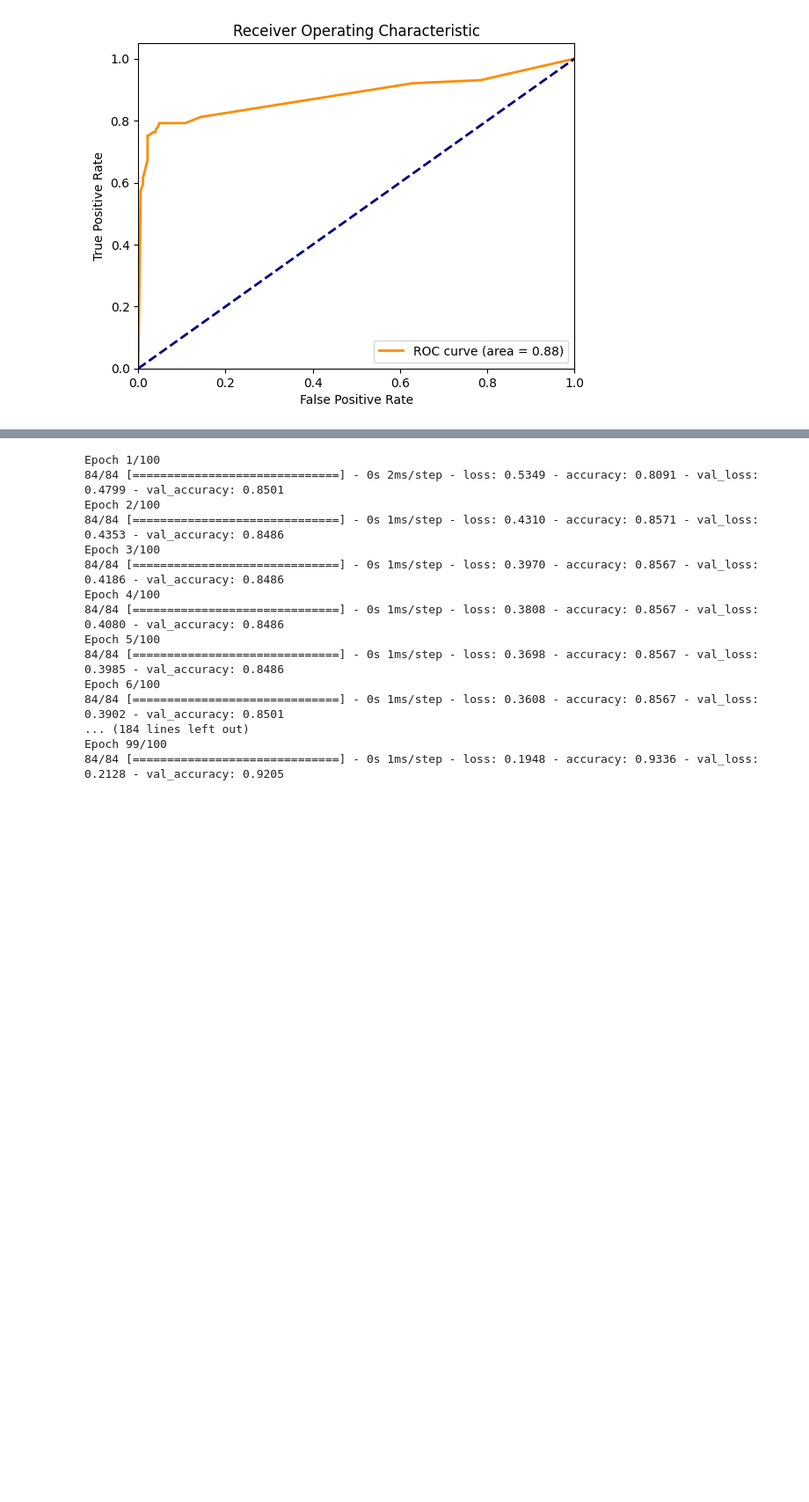
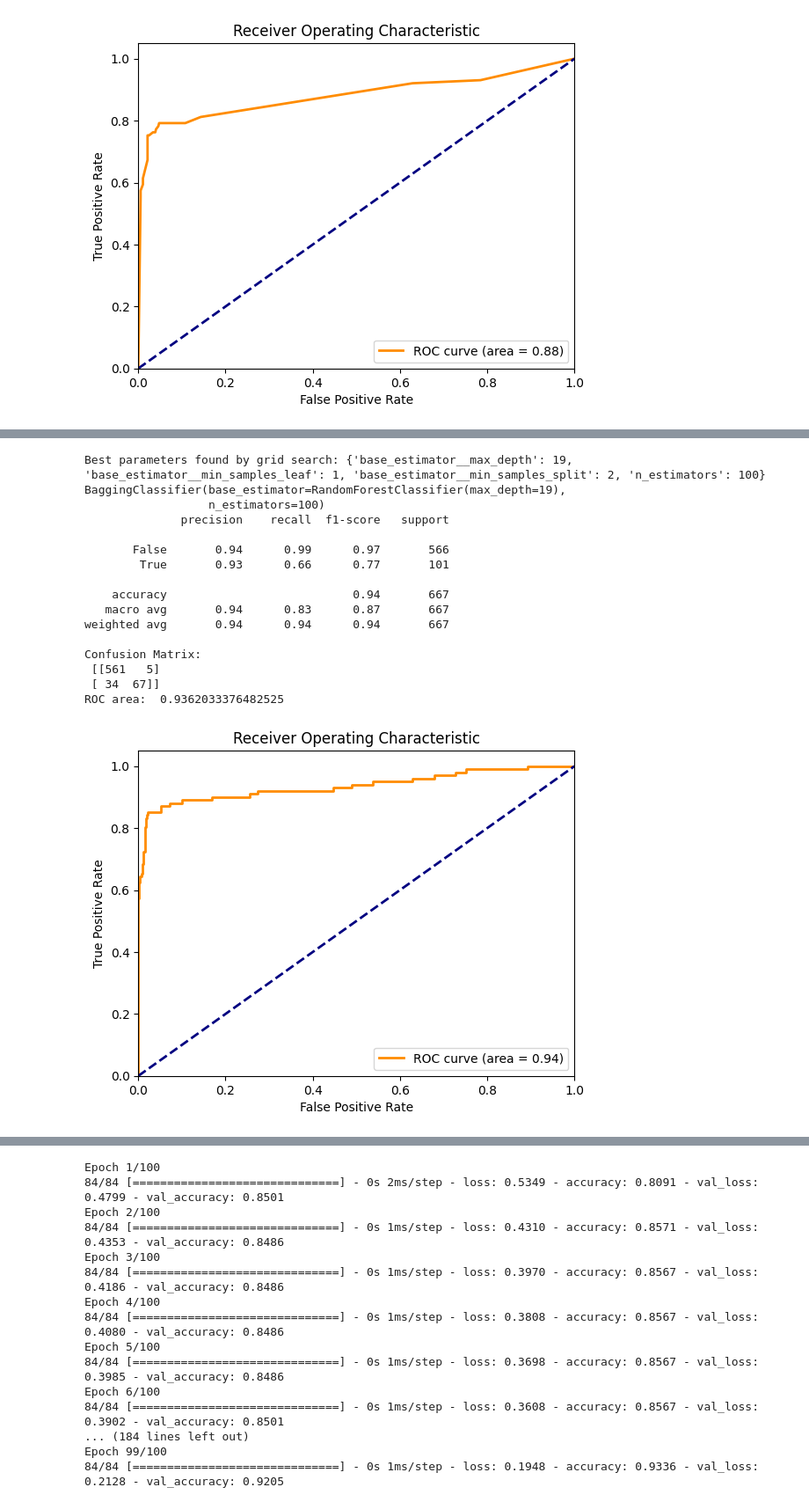
Before and after one commit to GreyWard/churn_prediction_rf, a Jupyter notebook: naufaltest.ipynb, the cells around one changed output, grey strips where cells are left out. Shown at 88% size. Saved outputs shown, nothing was run; the diff lists cells and outputs as text; code cells hidden in the pictures; blank space fills up the shorter version.

Commit message:
menambahkan bagging + random forest

```diff
--- a/naufaltest.ipynb
+++ b/naufaltest.ipynb
@@ -306,0 +325,63 @@ Confusion Matrix:
+# %%
+import numpy as np
+import pandas as pd
+import matplotlib.pyplot as plt
+from sklearn.ensemble import BaggingClassifier, RandomForestClassifier
+from sklearn.model_selection import train_test_split, GridSearchCV
+from sklearn.metrics import classification_report, confusion_matrix, roc_curve, auc
+
+# Assuming X_standardized_df and y are already defined and preprocessed
+
+# Split the data into training and testing sets
+X_train, X_test, y_train, y_test = train_test_split(X_standardized_df, y, test_size=0.2, random_state=42)
+
+# Setting up the parameter grid for grid search
+param_grid = {
+    'base_estimator__max_depth': [None] + list(np.arange(19, 20)),  # Maximum number of levels in tree
+    'base_estimator__min_samples_split': np.arange(2, 3),  # Minimum number of samples required to split a node
+    'base_estimator__min_samples_leaf': np.arange(1,2),  # Minimum number of samples required at each leaf node
+    'n_estimators': [100]  # Number of base estimators
+}
+
+# Creating the Random Forest classifier
+random_forest = RandomForestClassifier()
+
+# Creating the Bagging classifier with Random Forest
+bagging_clf = BaggingClassifier(base_estimator=random_forest)
+
+# Setting up GridSearchCV with 10-fold cross-validation
+grid_search = GridSearchCV(bagging_clf, param_grid, cv=10, n_jobs=-1, verbose=2)
+
+# Performing grid search to find the best parameters
+grid_search.fit(X_train, y_train)
+
+# Best parameters found by grid search
+print("Best parameters found by grid search:", grid_search.best_params_)
+
+# Training the classifier with the best parameters
+best_clf = grid_search.best_estimator_
+print(best_clf)
+# Predicting the test set results
+y_pred = best_clf.predict(X_test)
+
+# Evaluating the classifier with classification report and confusion matrix
+print(classification_report(y_test, y_pred))
+print("Confusion Matrix:\n", confusion_matrix(y_test, y_pred))
+
+# ROC and AUC
+y_pred_proba = best_clf.predict_proba(X_test)[:, 1]
+fpr, tpr, thresholds = roc_curve(y_test, y_pred_proba)
+roc_auc = auc(fpr, tpr)
+print("ROC area: ", roc_auc)
+# Plotting ROC curve
+plt.figure()
+plt.plot(fpr, tpr, color='darkorange', lw=2, label='ROC curve (area = %0.2f)' % roc_auc)
+plt.plot([0, 1], [0, 1], color='navy', lw=2, linestyle='--')
+plt.xlim([0.0, 1.0])
+plt.ylim([0.0, 1.05])
+plt.xlabel('False Positive Rate')
+plt.ylabel('True Positive Rate')
+plt.title('Receiver Operating Characteristic')
+plt.legend(loc="lower right")
+plt.show()
+# %% [output]
@@ -306,0 +409,17 @@ Confusion Matrix:
+Best parameters found by grid search: {'base_estimator__max_depth': 19, 'base_estimator__min_samples_leaf': 1, 'base_estimator__min_samples_split': 2, 'n_estimators': 100}
+BaggingClassifier(base_estimator=RandomForestClassifier(max_depth=19),
+                  n_estimators=100)
+              precision    recall  f1-score   support
+
+       False       0.94      0.99      0.97       566
+        True       0.93      0.66      0.77       101
+
+    accuracy                           0.94       667
+   macro avg       0.94      0.83      0.87       667
+weighted avg       0.94      0.94      0.94       667
+
+Confusion Matrix:
+ [[561   5]
+ [ 34  67]]
+ROC area:  0.9362033376482525
+[figure, added]
```
Also changed, not shown: parts of 6 cells of this notebook.
